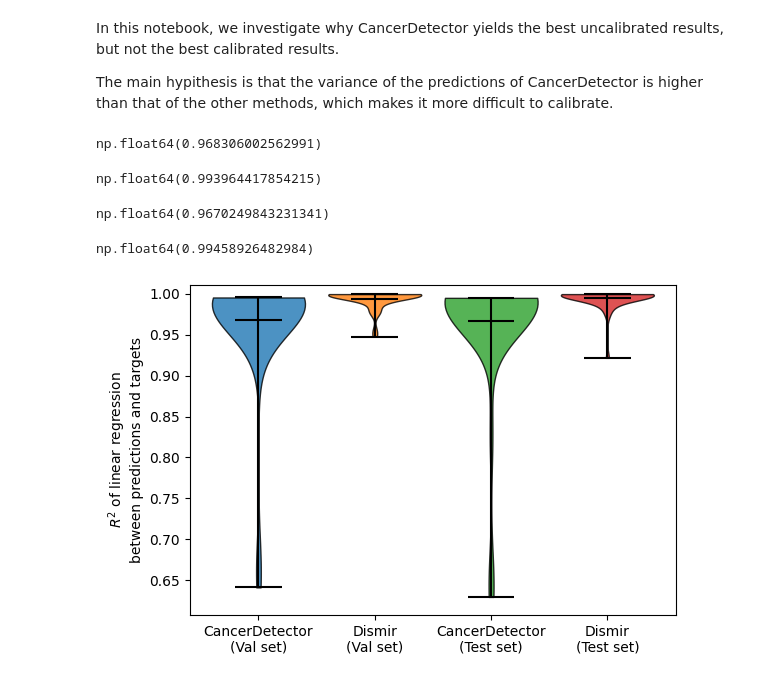
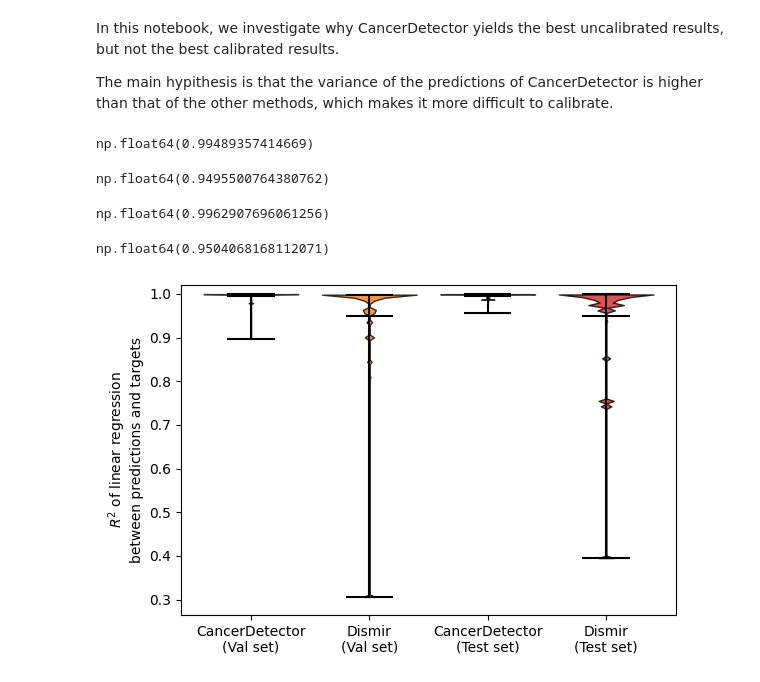
Before and after one commit to CompEpigen/syto, a Jupyter notebook: EDA/analyse_methods_variances.ipynb, the cells around one changed output. Saved outputs shown, nothing was run; the diff lists cells and outputs as text; code cells hidden in the pictures.

Commit message:
Recomputed figures for paper

```diff
--- a/EDA/analyse_methods_variances.ipynb
+++ b/EDA/analyse_methods_variances.ipynb
@@ -9,10 +9,10 @@ import scipy
 import seaborn as sns
 # %%
 cancer_detector_uncal = np.load(
-    "/staging/leuven/stg_00118/methylDL/experiments/ExtendedProportions/pseudobulk/CancerDetector/uniform_prior/pseudobulk/fitted_deconvolvers_unifrorm_multinomial_all_top156_features/callibration/mlp_calibrators_and_predictions/uncalibrated_predictions.npz"
+    "/staging/leuven/stg_00118/gbw-d-l0154/mnt/data/syto_experiments/mlflow/198121009408531961/aa2a6b70f9c94befa49b1b30ed2cecd6/artifacts/calibration/top_156_features/psls_calibrators_and_predictions/uncalibrated_predictions.npz"
 )
 cancer_detector_simplex = np.load(
-    "/staging/leuven/stg_00118/methylDL/experiments/ExtendedProportions/pseudobulk/CancerDetector/uniform_prior/pseudobulk/fitted_deconvolvers_unifrorm_multinomial_all_top156_features/callibration/mlp_calibrators_and_predictions/linear_simplex_projection_predictions.npz"
+    "/staging/leuven/stg_00118/gbw-d-l0154/mnt/data/syto_experiments/mlflow/198121009408531961/aa2a6b70f9c94befa49b1b30ed2cecd6/artifacts/calibration/top_156_features/psls_calibrators_and_predictions/linear_simplex_projection_predictions.npz"
 )
 cancer_detector = {
     "val_target": cancer_detector_uncal["val_target"],
@@ -24,10 +24,10 @@ cancer_detector = {
 }
 # %%
 dismir_uncal = np.load(
-    "/staging/leuven/stg_00118/methylDL/experiments/ExtendedProportions/pseudobulk/Dismir_Loyfer_205files_U25_attentionClassifier_hg38_dmr_ctype_label_mincpg_4_minlen_10_postfiltered_min_length_50_soft_labels_pooled_jakkard_no_data_leak_d041/pseudobulk/fitted_deconvolvers_unifrorm_multinomial_all_top156_features/callibration/psls_calibrators_and_predictions/uncalibrated_predictions.npz"
+    "/staging/leuven/stg_00118/gbw-d-l0154/mnt/data/syto_experiments/mlflow/198121009408531961/1e4280271d584868a0c816512ea995a4/artifacts/calibration/top_156_features/psls_calibrators_and_predictions/uncalibrated_predictions.npz"
 )
 dismir_simplex = np.load(
-    "/staging/leuven/stg_00118/methylDL/experiments/ExtendedProportions/pseudobulk/Dismir_Loyfer_205files_U25_attentionClassifier_hg38_dmr_ctype_label_mincpg_4_minlen_10_postfiltered_min_length_50_soft_labels_pooled_jakkard_no_data_leak_d041/pseudobulk/fitted_deconvolvers_unifrorm_multinomial_all_top156_features/callibration/psls_calibrators_and_predictions/linear_simplex_projection_predictions.npz"
+    "/staging/leuven/stg_00118/gbw-d-l0154/mnt/data/syto_experiments/mlflow/198121009408531961/1e4280271d584868a0c816512ea995a4/artifacts/calibration/top_156_features/psls_calibrators_and_predictions/linear_simplex_projection_predictions.npz"
 )
 dismir = {
     "val_target": dismir_uncal["val_target"],
@@ -43,26 +43,26 @@ cancer_detector_val_res = scipy.stats.linregress(
 )
 cancer_detector_val_res.rvalue.mean()
 # %% [output]
-np.float64(0.968306002562991)
+np.float64(0.99489357414669)
 # %%
 dismir_val_res = scipy.stats.linregress(dismir["uncal_val_pred"], dismir["val_target"])
 dismir_val_res.rvalue.mean()
 # %% [output]
-np.float64(0.993964417854215)
+np.float64(0.9495500764380762)
 # %%
 cancer_detector_test_res = scipy.stats.linregress(
     cancer_detector["uncal_test_pred"], cancer_detector["test_target"]
 )
 cancer_detector_test_res.rvalue.mean()
 # %% [output]
-np.float64(0.9670249843231341)
+np.float64(0.9962907696061256)
 # %%
 dismir_test_res = scipy.stats.linregress(
     dismir["uncal_test_pred"], dismir["test_target"]
 )
 dismir_test_res.rvalue.mean()
 # %% [output]
-np.float64(0.99458926482984)
+np.float64(0.9504068168112071)
 # %%
 import matplotlib.pyplot as plt
 
@@ -81,39 +81,39 @@ labels = [
 
 fig, ax = plt.subplots(figsize=(6, 4))
 positions = np.arange(len(data))
-violin_parts = ax.violinplot(data, positions=positions, showmeans=True, widths=0.8)
+violin_parts = ax.violinplot(data, positions=positions, showmeans=True, widths=0.8, bw_method=0.01)
 
 colors = ["#1f77b4", "#ff7f0e", "#2ca02c", "#d62728"]
 for body, color in zip(violin_parts["bodies"], colors):
     body.set_facecolor(color)
     body.set_edgecolor("black")
     body.set_alpha(0.8)
 
 if "cmeans" in violin_parts:
     violin_parts["cmeans"].set_color("black")
 if "cbars" in violin_parts:
     violin_parts["cbars"].set_color("black")
 if "cmins" in violin_parts:
     violin_parts["cmins"].set_color("black")
 if "cmaxes" in violin_parts:
     violin_parts["cmaxes"].set_color("black")
 
-# # Add mean values below each mean bar
-# means = [np.mean(d) for d in data]
-# ymin = min(np.min(d) for d in data)
-# ymax = max(np.max(d) for d in data)
-# y_offset = (ymax - ymin) * 0.03
+# Add mean values below each mean bar
+means = [np.mean(d) for d in data]
+ymin = min(np.min(d) for d in data)
+ymax = max(np.max(d) for d in data)
+y_offset = (ymax - ymin) * 0.03
 # for x, m in zip(positions, means):
 #     ax.text(x, m - y_offset, f"{m:.3f}", ha="center", va="top", fontsize=12, color="black")#, backgroundcolor="black")
 
 ax.set_ylim(ymin - 2 * y_offset, ymax + y_offset)
 ax.set_xticks(positions)
 ax.set_xticklabels(labels)
 ax.set_ylabel(r"$R^2$ of linear regression" + "\nbetween predictions and targets")
 plt.tight_layout()
 plt.savefig(
     "../output/neurips_figures/r2_lin_reg_between_predictions_and_targets_violinplot.pdf"
 )
 plt.show()
 # %% [output]
-[figure, old version]
+[figure, new version]
```
Also changed, not shown: parts of 2 cells of this notebook, 5 other files.
